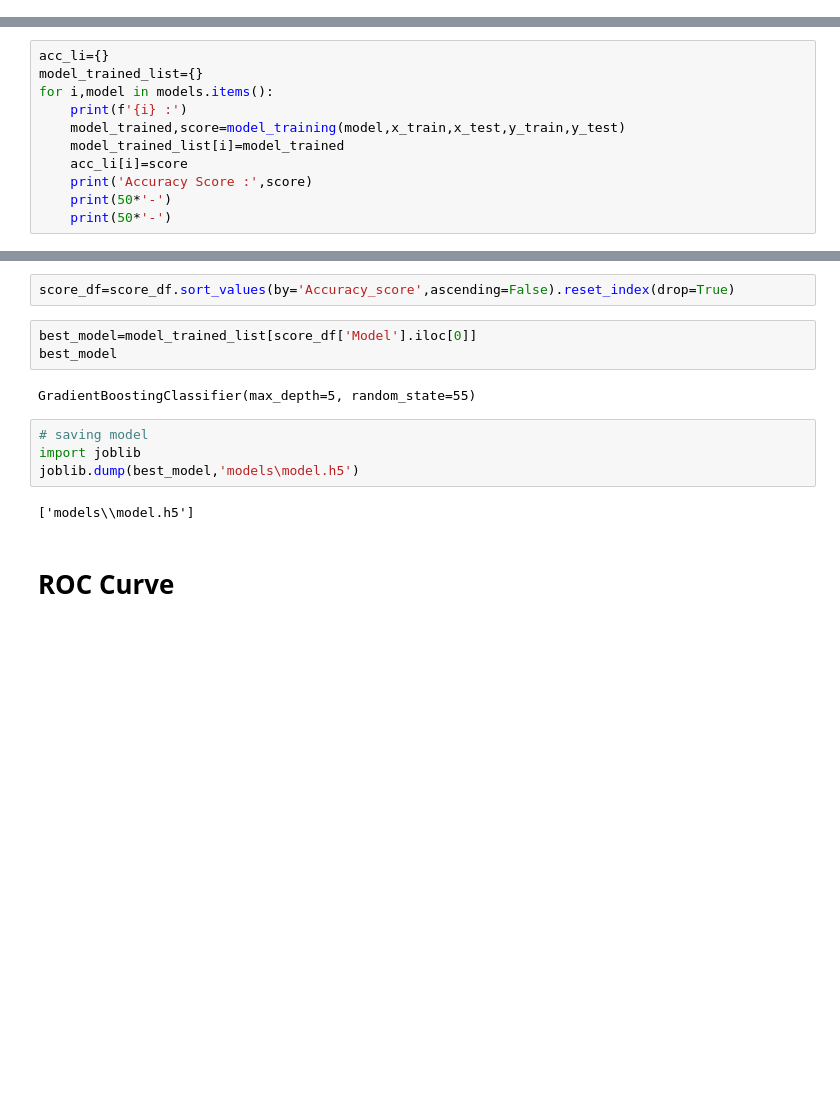
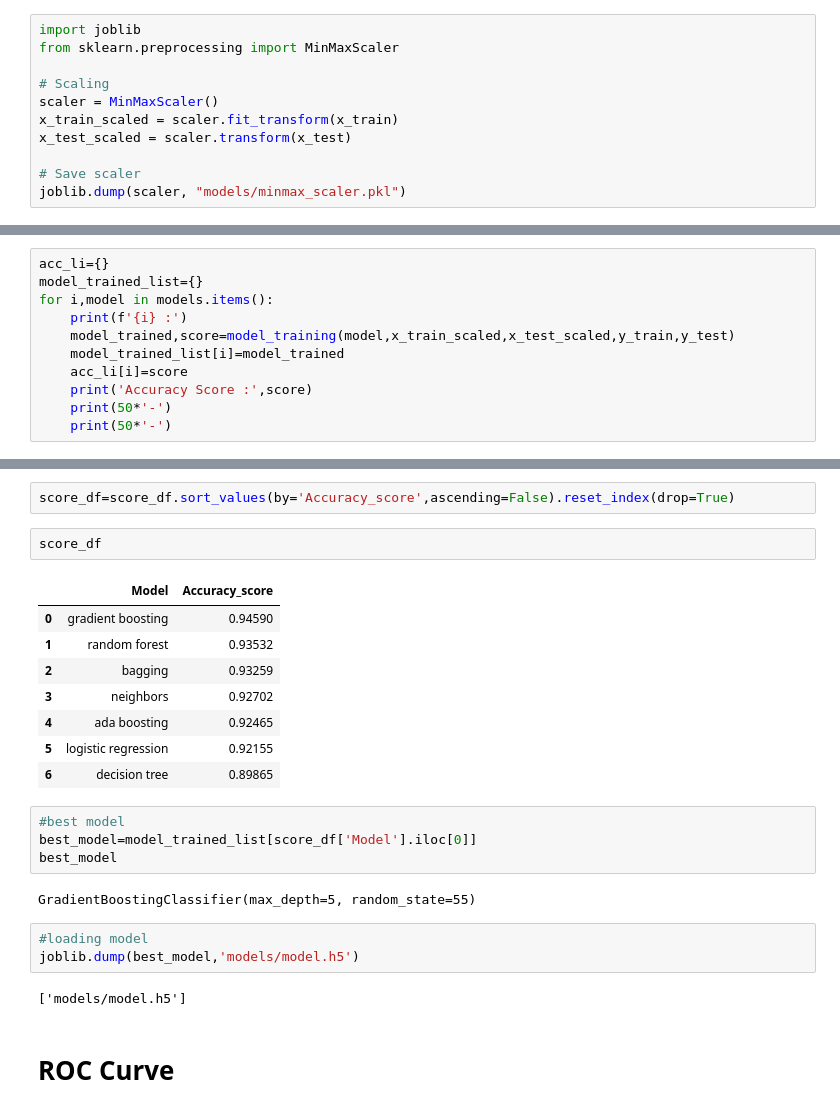
Before and after one commit to shiva9063/HR_Promotion_Analytics_Project_, a Jupyter notebook: HR Analytics.ipynb, the cells around one changed output, grey strips where cells are left out. Cells and saved outputs as stored; diff of their text form; blank space fills up the shorter version.

```diff
--- a/HR Analytics.ipynb
+++ b/HR Analytics.ipynb
@@ -421,0 +431,11 @@ x_test_scaled=scaler.transform(x_test)
+# %%
+import joblib
+from sklearn.preprocessing import MinMaxScaler
+
+# Scaling
+scaler = MinMaxScaler()
+x_train_scaled = scaler.fit_transform(x_train)
+x_test_scaled = scaler.transform(x_test)
+
+# Save scaler
+joblib.dump(scaler, "models/minmax_scaler.pkl")
@@ -469,7 +475,7 @@ acc_li={}
 model_trained_list={}
 for i,model in models.items():
     print(f'{i} :')
-    model_trained,score=model_training(model,x_train,x_test,y_train,y_test)
+    model_trained,score=model_training(model,x_train_scaled,x_test_scaled,y_train,y_test)
     model_trained_list[i]=model_trained
     acc_li[i]=score
     print('Accuracy Score :',score)
@@ -499,17 +505,28 @@ Accuracy Score : 0.93222
 score_df=pd.DataFrame(list(acc_li.items()),columns=['Model','Accuracy_score'])
 # %%
 score_df=score_df.sort_values(by='Accuracy_score',ascending=False).reset_index(drop=True)
+# %%
+score_df
+# %% [output]
+|  | Model | Accuracy_score |
+| 0 | gradient boosting | 0.94590 |
+| 1 | random forest | 0.93532 |
+| 2 | bagging | 0.93259 |
+| 3 | neighbors | 0.92702 |
+| 4 | ada boosting | 0.92465 |
+| 5 | logistic regression | 0.92155 |
+| 6 | decision tree | 0.89865 |
 # %%
+#best model
 best_model=model_trained_list[score_df['Model'].iloc[0]]
 best_model
 # %% [output]
 GradientBoostingClassifier(max_depth=5, random_state=55)
-# %%
-# saving model
-import joblib
-joblib.dump(best_model,'models\model.h5')
-# %% [output]
-['models\\model.h5']
+# %%
+#loading model
+joblib.dump(best_model,'models/model.h5')
+# %% [output]
+['models/model.h5']
 # %% [markdown]
 # ROC Curve
 # %%
```
Also changed, not shown: parts of 19 cells of this notebook, 3 other files.
